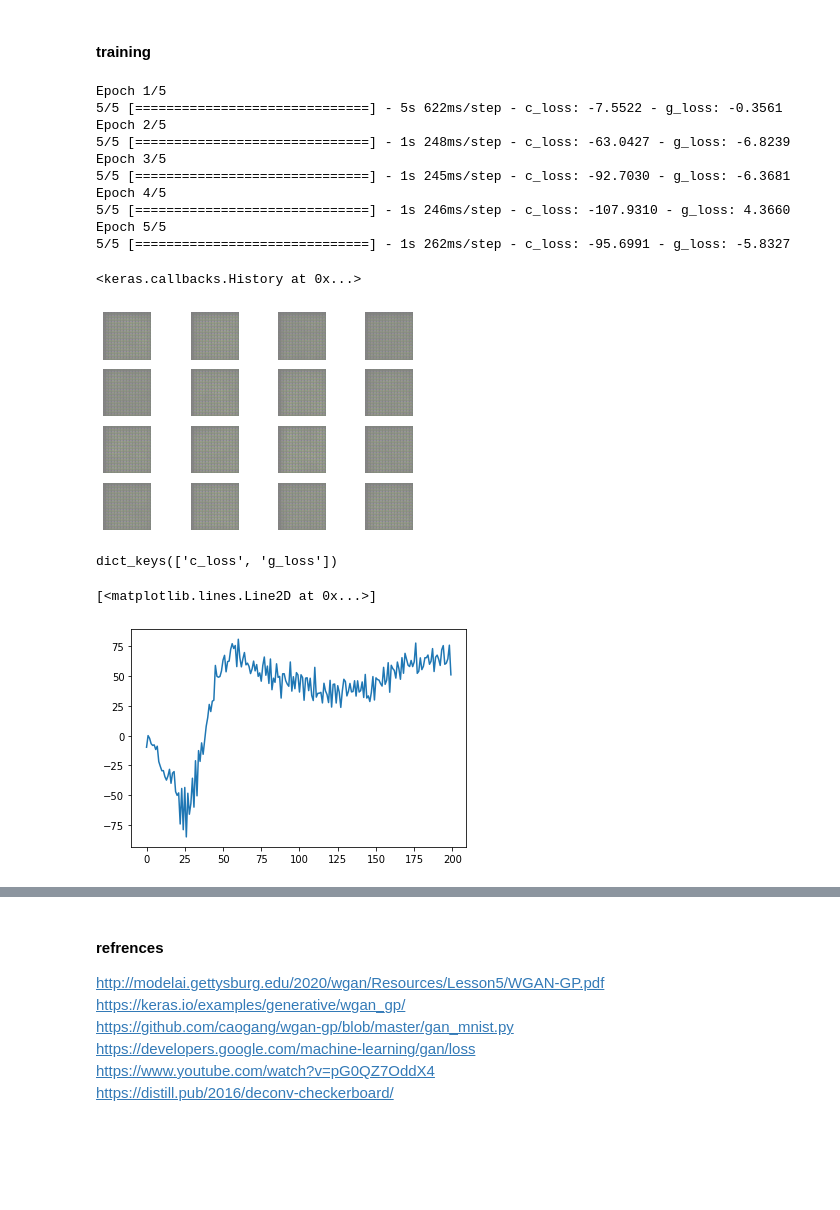
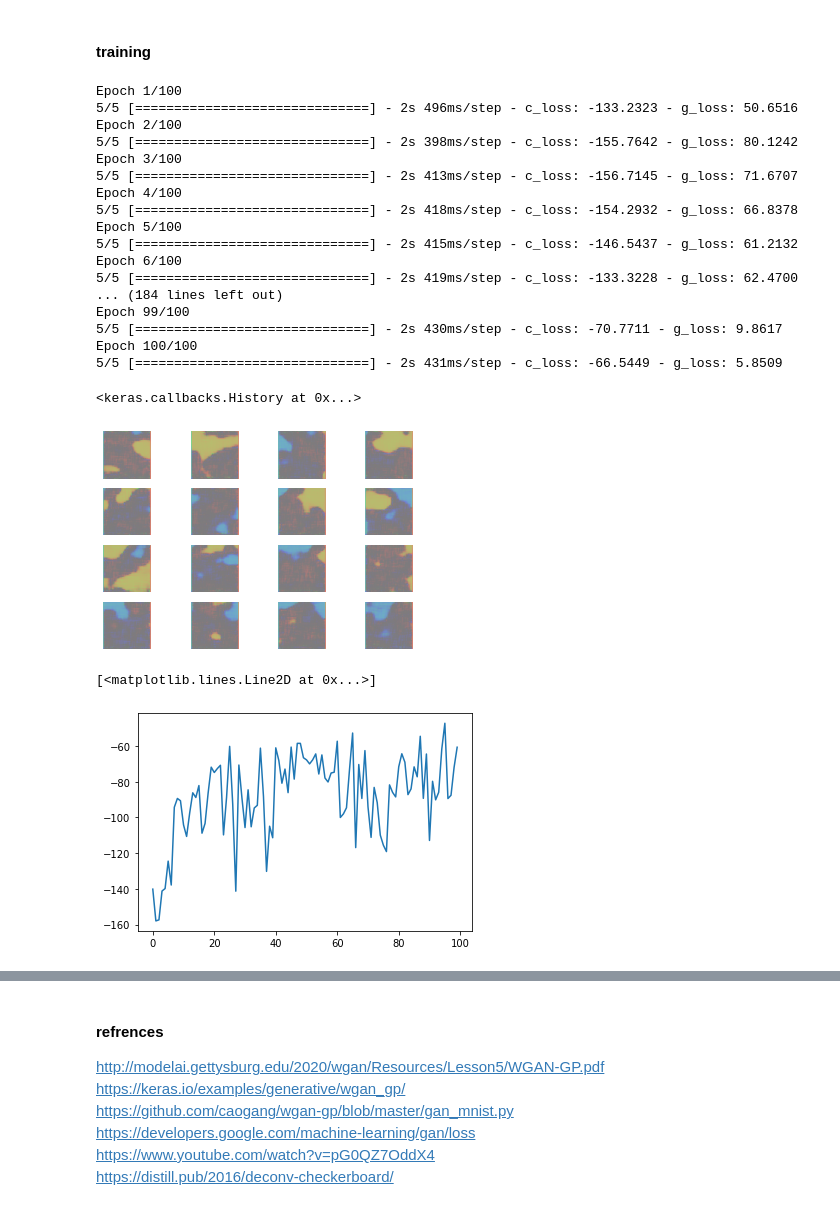
Before and after one commit to JohnStephens1/WGAN-GP, a Jupyter notebook: main.ipynb, the cells around one changed output, grey strips where cells are left out. Drawn from its saved outputs; the diff is of its cells as text; code cells hidden in the pictures; blank space fills up the shorter version.

Commit message:
Updated generator model with resizing blocks instead of traditional transposed convolutions to reduce artifacts

```diff
--- a/main.ipynb
+++ b/main.ipynb
@@ -83,19 +100,19 @@ class Generator():
 		return self.model(inputs)
 
 	def build(self):
+		initial_dimensions = (8, 8)
 		inputs = layers.Input(self.input_size)
 
-		x = layers.Dense(8*8*128)(inputs)
-		x = layers.BatchNormalization()(x)
+		x = layers.Dense(np.product(initial_dimensions)*128)(inputs)
+		x = layers.LayerNormalization()(x)
 		x = layers.LeakyReLU(0.1)(x)
 
-		x = layers.Reshape((8, 8, 128))(x)
+		x = layers.Reshape((*initial_dimensions, 128))(x)
 
-		x = transposed_conv_block(x, 128)
-		x = transposed_conv_block(x, 128, strides=(1, 1))
-		x = transposed_conv_block(x, 64)
+		x = resizing_transposed_conv_block(x, 128)
+		x = resizing_transposed_conv_block(x, 128)
 
-		outputs = transposed_conv_block(x, 3)
+		outputs = resizing_transposed_conv_block(x, 3)
 		assert outputs.shape == [None, 64, 64, 3], f'output tensor\'s shapes are wrong, {outputs.shape}'
 
 		model = tf.keras.Model(inputs, outputs, name='generator')
@@ -130,9 +147,9 @@ class Critic():
 
 		return model
 
-	def compute_loss(self, real_image, fake_image):
-		real_loss = tf.reduce_mean(real_image)  # uhhh.. check dis maybe
-		fake_loss = tf.reduce_mean(fake_image)
+	def compute_loss(self, real_predictions, fake_predictions):
+		real_loss = tf.reduce_mean(real_predictions)
+		fake_loss = tf.reduce_mean(fake_predictions)
 		return fake_loss - real_loss
 # %%
 class WGAN(tf.keras.Model):
@@ -145,6 +162,7 @@ class WGAN(tf.keras.Model):
 		self.critic_extra_steps = critic_extra_steps
 		self.batchsize = BATCHSIZE
 		self.lambd = lambd
+		self.last_epoch = 0
 
 	def compute_gradient_penalty(self, generated_images, real_images):
 		epsilon = tf.random.uniform((tf.shape(real_images)[0], 1, 1, 1), 0, 1)
@@ -234,28 +252,31 @@ checkpoint = tf.train.Checkpoint(
 wgan = WGAN(generator, critic, LATENT_DIM)
 wgan.compile()
 # %%
-EPOCHS = 5
+EPOCHS = 100
 setup_folders(FOLDERS_TO_SETUP)
 wgan.fit(train_dataset, shuffle=True, batch_size=BATCHSIZE, epochs=EPOCHS, callbacks=[gan_monitor])
 # %% [output]
-Epoch 1/5
-5/5 [==============================] - 5s 622ms/step - c_loss: -7.5522 - g_loss: -0.3561
-Epoch 2/5
-5/5 [==============================] - 1s 248ms/step - c_loss: -63.0427 - g_loss: -6.8239
-Epoch 3/5
-5/5 [==============================] - 1s 245ms/step - c_loss: -92.7030 - g_loss: -6.3681
-Epoch 4/5
-5/5 [==============================] - 1s 246ms/step - c_loss: -107.9310 - g_loss: 4.3660
-Epoch 5/5
-5/5 [==============================] - 1s 262ms/step - c_loss: -95.6991 - g_loss: -5.8327
+Epoch 1/100
+5/5 [==============================] - 2s 496ms/step - c_loss: -133.2323 - g_loss: 50.6516
+Epoch 2/100
+5/5 [==============================] - 2s 398ms/step - c_loss: -155.7642 - g_loss: 80.1242
+Epoch 3/100
+5/5 [==============================] - 2s 413ms/step - c_loss: -156.7145 - g_loss: 71.6707
+Epoch 4/100
+5/5 [==============================] - 2s 418ms/step - c_loss: -154.2932 - g_loss: 66.8378
+Epoch 5/100
+5/5 [==============================] - 2s 415ms/step - c_loss: -146.5437 - g_loss: 61.2132
+Epoch 6/100
+5/5 [==============================] - 2s 419ms/step - c_loss: -133.3228 - g_loss: 62.4700
+... (184 lines left out)
+Epoch 99/100
+5/5 [==============================] - 2s 430ms/step - c_loss: -70.7711 - g_loss: 9.8617
+Epoch 100/100
+5/5 [==============================] - 2s 431ms/step - c_loss: -66.5449 - g_loss: 5.8509
 <keras.callbacks.History at 0x...>
-[figure, old version]
+[figure, new version]
-# %%
-wgan.history.history.keys()
-# %% [output]
-dict_keys(['c_loss', 'g_loss'])
 # %%
-plt.plot(wgan.history.history['g_loss'])
+plt.plot(wgan.history.history['c_loss'])
 # %% [output]
 [<matplotlib.lines.Line2D at 0x...>]
-[figure, old version]
+[figure, new version]
```
Also changed, not shown: parts of 4 cells of this notebook.
